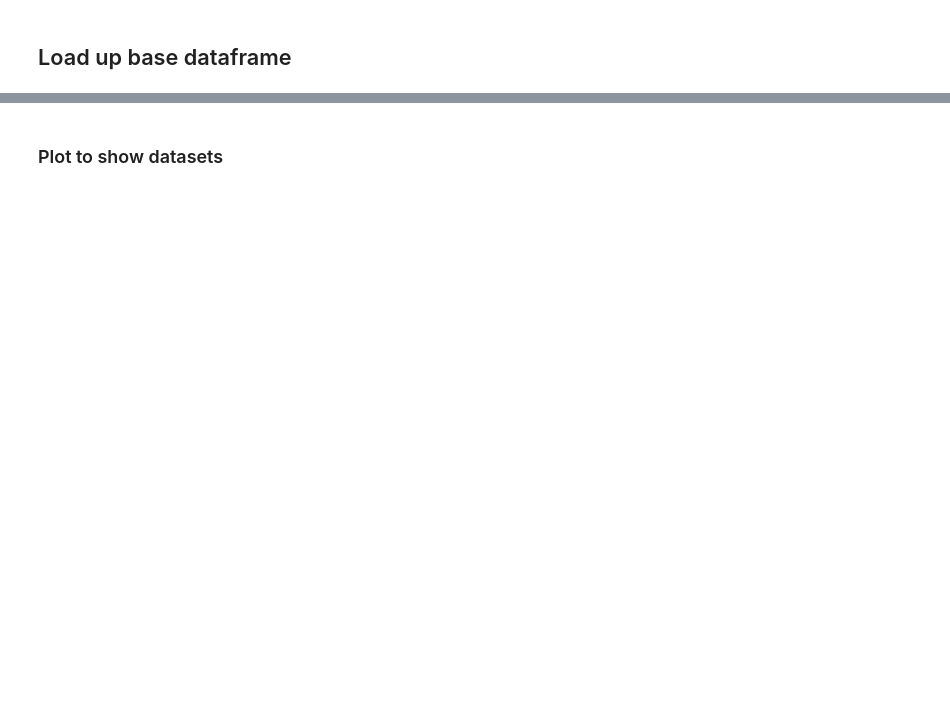
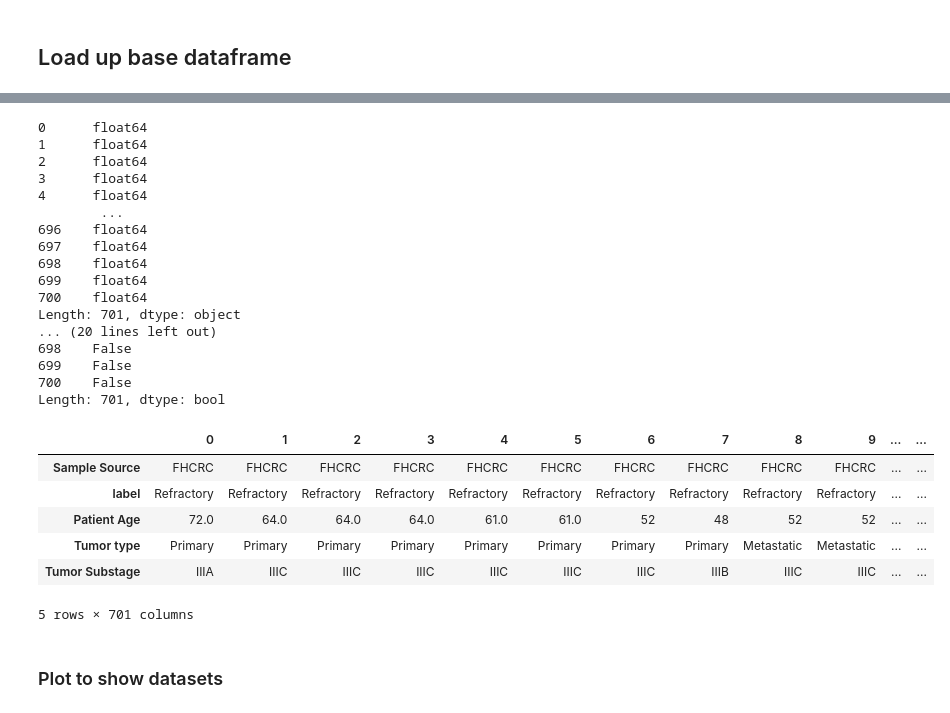
Before and after one commit to csabaiBio/HGSOC_platinum_response, a Jupyter notebook: notebooks/cohort_inspection/cohort_plot.ipynb, the cells around one changed output, grey strips where cells are left out. Saved outputs shown, nothing was run; the diff lists cells and outputs as text; code cells hidden in the pictures; blank space fills up the shorter version.

```diff
--- a/notebooks/cohort_inspection/cohort_plot.ipynb
+++ b/notebooks/cohort_inspection/cohort_plot.ipynb
@@ -126,0 +190,53 @@ df_transposed.head(10)
+# %%
+protein_categories = {
+				"Drug Metabolism & Biological Oxidation": ["TPMT"],
+				"Metabolic": [ "TALDO1",'CA2', "COX7A2", "LGALS1", "S100A10", "ACADSB", "COX6C", "COX7C",
+					"GPX1", "GPX4", "LDHA", "NDUFB3", "ATP6V1D", "ACOT7", "HACL1",
+					"CPOX", "PTGES2", "GLUD1", "COX6A1", "LTA4H", "CASP7", "IL4I1" , "PECR",
+					"YWHAG", "IDI1", "AIFM1", "NBN", "HADH", "PLIN2", "FDX1", "NCAPH2", "IDH1", "ABCB8"
+				],
+				"Hypoxia": [
+					"TGM2", "RAB25", "CDKN1B", "EGFR" , "RHOA", "NFKB1",
+					"PDK1", "RPS6KB2", "TFRC", "STAT3", "ARNT", "CAMK2D"
+				],
+				"NF-kB": [
+					"RELA", "ATM", "BCL2L1", "BIRC2", "VCAM1", "NFKB2", "KEAP1", "RIPK1", "MTDH",
+					"CHUK", "MYD88", "GOLPH3L", "TOP3B", "XIAP"
+				]
+			}
+
+num_fixed_rows = 6
+
+# Split the DataFrame into two parts
+df_fixed = df_transposed.iloc[:num_fixed_rows]  # The first part that remains unchanged
+df_proteins = df_transposed.iloc[num_fixed_rows:]  # The second part with protein rows
+
+
+# convert columns to numberic
+for col in df_proteins.columns:
+    if df_proteins[col].dtype == 'object':
+        df_proteins[col] = pd.to_numeric(df_proteins[col], errors='coerce')
+
+print(df_proteins.dtypes)
+
+print(df_proteins.isna().any())
+# Check for infinite values
+print(df_proteins.isin([np.inf, -np.inf]).any())
+
+
+df_proteins = df_proteins.apply(zscore, axis=0)
+
+# Flatten the dictionary to get a list of proteins in the desired order
+ordered_proteins = [protein for category in protein_categories.values() for protein in category]
+
+# Filter and reorder the second part of the DataFrame
+df_proteins_ordered = df_proteins.loc[df_proteins.index.intersection(ordered_proteins)]
+
+
+
+# add nans in between groups.
+
+# Concatenate the two parts back together
+df_transposed = pd.concat([df_fixed, df_proteins_ordered])
+df_transposed.head()
+# %% [output]
@@ -127,3 +247,27 @@ df_transposed.head(10)
+0      float64
+1      float64
+2      float64
+3      float64
+4      float64
+        ...
+696    float64
+697    float64
+698    float64
+699    float64
+700    float64
+Length: 701, dtype: object
+... (20 lines left out)
+698    False
+699    False
+700    False
+Length: 701, dtype: bool
+|  | 0 | 1 | 2 | 3 | 4 | 5 | 6 | 7 | 8 | 9 | ... | ... |
+| Sample Source | FHCRC | FHCRC | FHCRC | FHCRC | FHCRC | FHCRC | FHCRC | FHCRC | FHCRC | FHCRC | ... | ... |
+| label | Refractory | Refractory | Refractory | Refractory | Refractory | Refractory | Refractory | Refractory | Refractory | Refractory | ... | ... |
+| Patient Age | 72.0 | 64.0 | 64.0 | 64.0 | 61.0 | 61.0 | 52 | 48 | 52 | 52 | ... | ... |
+| Tumor type | Primary | Primary | Primary | Primary | Primary | Primary | Primary | Primary | Metastatic | Metastatic | ... | ... |
+| Tumor Substage | IIIA | IIIC | IIIC | IIIC | IIIC | IIIC | IIIC | IIIB | IIIC | IIIC | ... | ... |
+5 rows × 701 columns
 # %% [markdown]
 ### Plot to show datasets
 # %%
```
Also changed, not shown: parts of 10 cells of this notebook, 4 other files.
